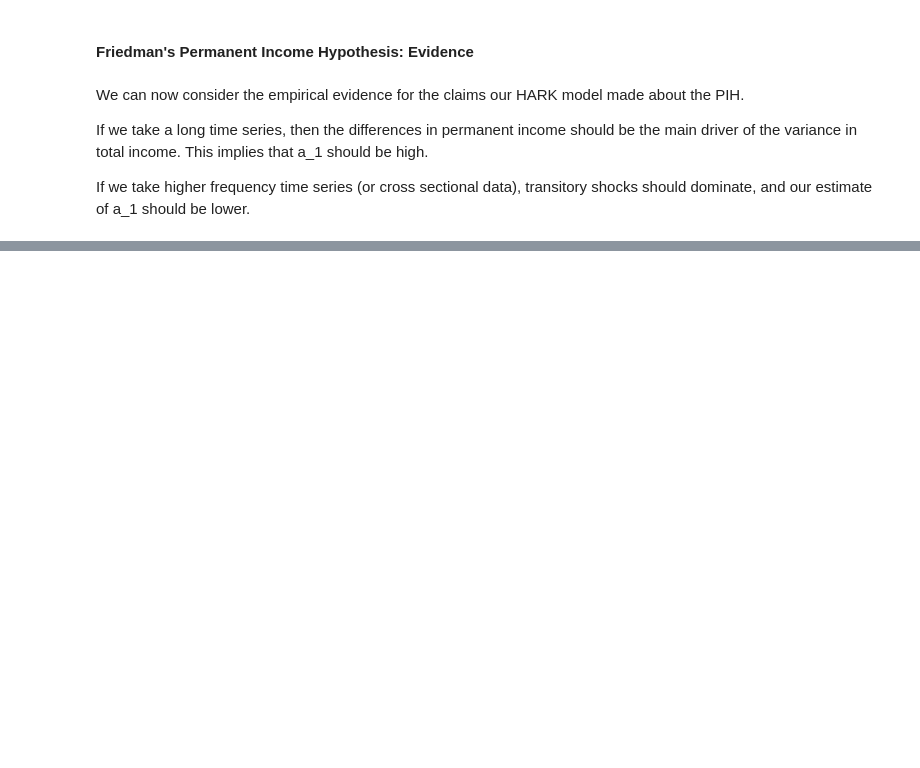
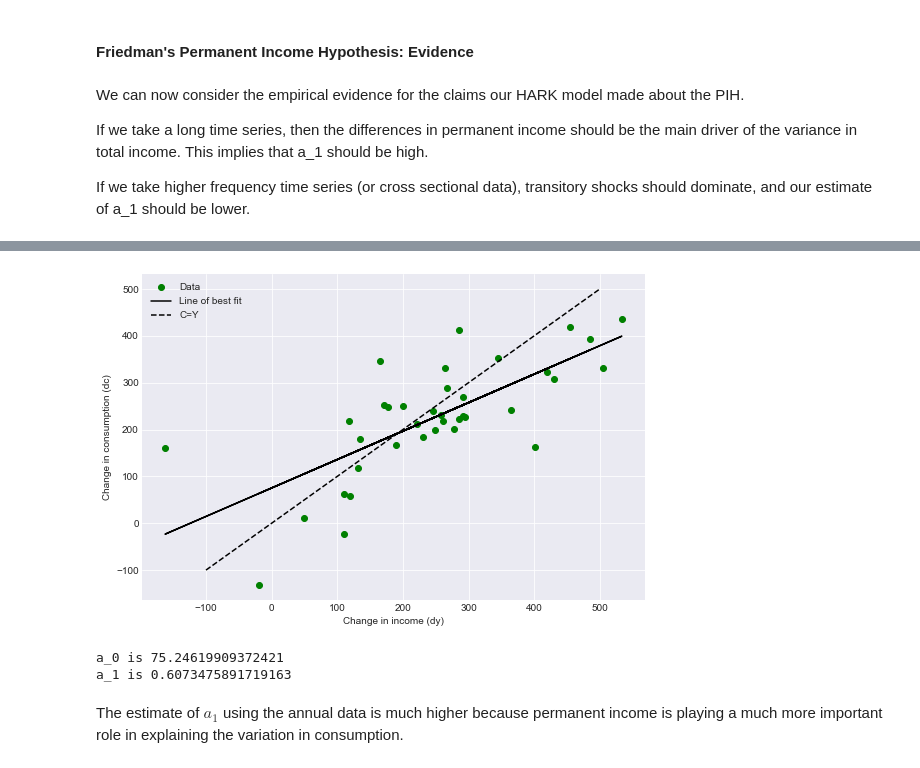
Before and after one commit to econ-ark/DemARK, a Jupyter notebook: notebooks/KeynesFriedmanModigliani.ipynb, the cells around one changed output, grey strips where cells are left out. Drawn from its saved outputs; the diff is of its cells as text; code cells hidden in the pictures; blank space fills up the shorter version.

```diff
--- a/notebooks/KeynesFriedmanModigliani.ipynb
+++ b/notebooks/KeynesFriedmanModigliani.ipynb
@@ -598,0 +373,28 @@ a_1 is 0.6022604126597904
+# %%
+# Using annual data
+
+sdt = dt.datetime(1980, 1, 1) #set startdate
+edt = dt.datetime (2017, 1, 1) #set end date
+df_an = web.DataReader(["PCECCA", "A067RX1A020NBEA"], "fred", sdt, edt) #import the annual data from Fred
+
+df_an_diff = df_an.diff()
+df_an_diff.columns = ['cons', 'inc']
+
+plt.figure(figsize=(9,6))
+plt.plot(df_an_diff.inc, df_an_diff.cons, 'go', label='Data')
+slope, intercept, r_value, p_value, std_err = stats.linregress(df_an_diff.inc[1:], df_an_diff.cons[1:]) # find line of best fit
+plt.plot(df_an_diff.inc[1:], intercept+slope*df_an_diff.inc[1:], 'k-', label='Line of best fit')
+plt.plot(np.linspace(-100, 500, 3), np.linspace(-100, 500, 3), 'k--', label='C=Y')
+plt.legend()
+plt.xlabel('Change in income (dy)')
+plt.ylabel('Change in consumption (dc)')
+plt.show()
+
+print('a_0 is ' + str(intercept))
+print('a_1 is ' +  str(slope))
+# %% [output]
+[figure, added]
+a_0 is 75.24619909372421
+a_1 is 0.6073475891719163
+# %% [markdown]
+The estimate of $a_1$ using the annual data is much higher because permanent income is playing a much more important role in explaining the variation in consumption.
```
Also changed, not shown: parts of 20 cells of this notebook, 1 other file.
